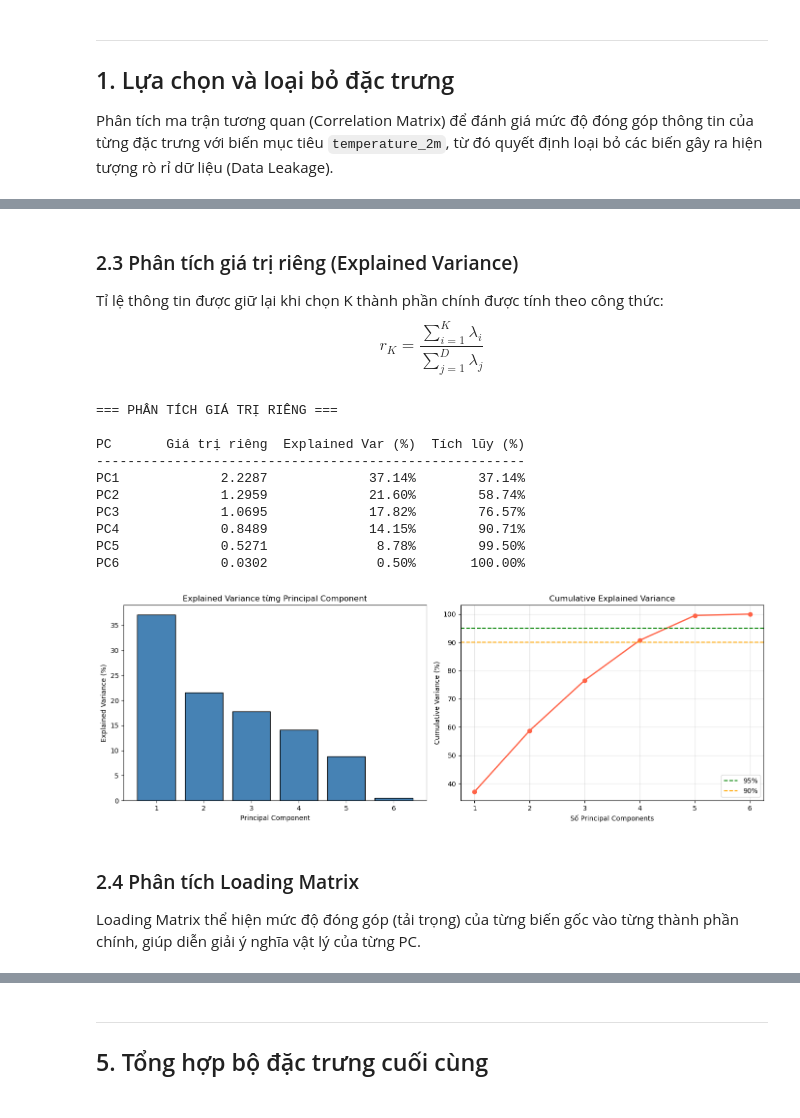
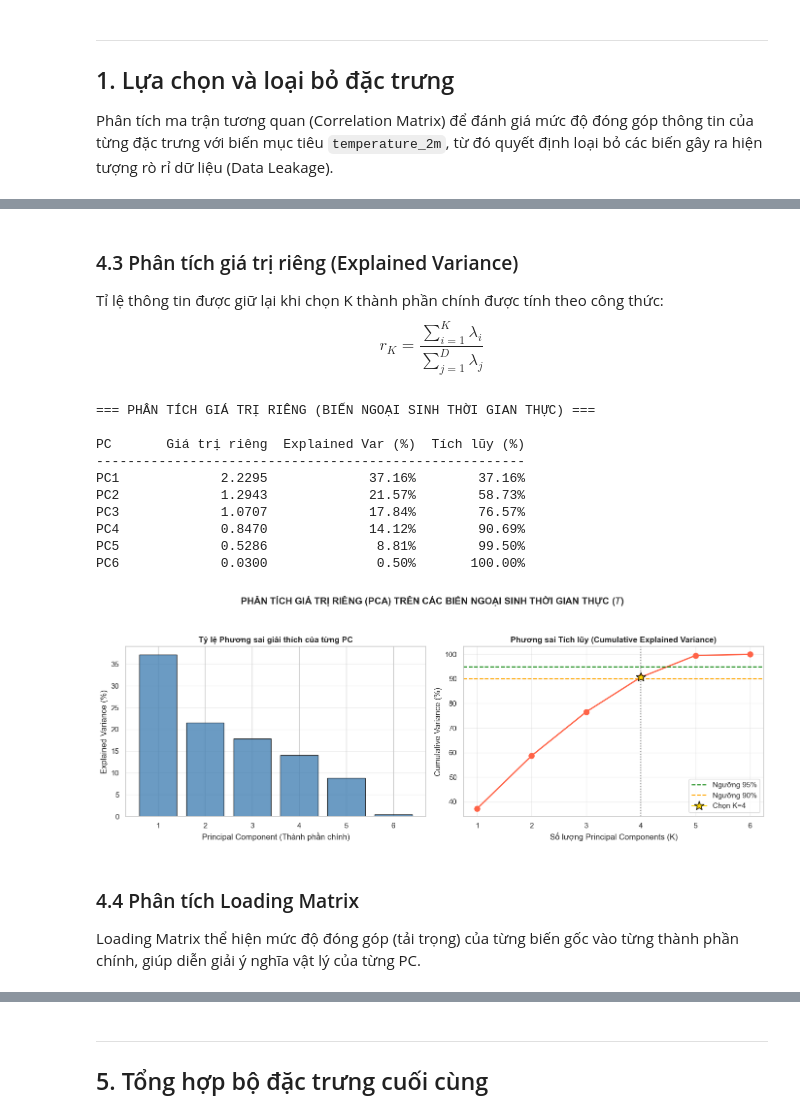
Before and after one commit to meowmeow-uwu/temperature-predictation, a Jupyter notebook: 4_training.ipynb, the cells around one changed output, grey strips where cells are left out. Drawn from its saved outputs; the diff is of its cells as text; code cells hidden in the pictures.

```diff
--- a/4_training.ipynb
+++ b/4_training.ipynb
@@ -191,62 +321,81 @@ vapour_pressure_deficit                    1.000
 # %% [markdown]
-### 2.3 Phân tích giá trị riêng (Explained Variance)
+### 4.3 Phân tích giá trị riêng (Explained Variance)
 
 Tỉ lệ thông tin được giữ lại khi chọn K thành phần chính được tính theo công thức:
 $$r_K = \frac{\sum_{i=1}^{K} \lambda_i}{\sum_{j=1}^{D} \lambda_j}$$
 # %%
-# ==================================================
-# 2.3 Phân tích giá trị riêng (Explained Variance)
-# ==================================================
+import numpy as np
+import matplotlib.pyplot as plt
+from sklearn.decomposition import PCA
+
+# ==============================================================================
+# 3.3 Phân tích giá trị riêng (Explained Variance)
+# Dữ liệu đầu vào: X_train_scaled (Biến Ngoại sinh Thời gian thực tại thời điểm T)
+# ==============================================================================
 pca_full = PCA()
 pca_full.fit(X_train_scaled)
 
 eigenvalues   = pca_full.explained_variance_
 explained_var = pca_full.explained_variance_ratio_
 cumulative_var = np.cumsum(explained_var)
 
-print("=== PHÂN TÍCH GIÁ TRỊ RIÊNG ===")
+print("=== PHÂN TÍCH GIÁ TRỊ RIÊNG (BIẾN NGOẠI SINH THỜI GIAN THỰC) ===")
 print(f"\n{'PC':<6} {'Giá trị riêng':>15} {'Explained Var (%)':>18} {'Tích lũy (%)':>13}")
 print("-" * 55)
 for i, (ev, exp, cum) in enumerate(zip(eigenvalues, explained_var, cumulative_var)):
     print(f"PC{i+1:<4} {ev:>15.4f} {exp*100:>17.2f}% {cum*100:>12.2f}%")
 
-# Vẽ biểu đồ
+# Khởi tạo khung bản vẽ
 fig, axes = plt.subplots(1, 2, figsize=(14, 5))
 
+# Đồ thị 1: Tỷ lệ phương sai giải thích của từng PC cá lẻ
 axes[0].bar(range(1, len(explained_var)+1), explained_var*100,
-            color='steelblue', edgecolor='black')
-axes[0].set_title('Explained Variance từng Principal Component')
-axes[0].set_xlabel('Principal Component')
+            color='steelblue', edgecolor='black', alpha=0.8)
+axes[0].set_title('Tỷ lệ Phương sai giải thích của từng PC', fontweight='bold')
+axes[0].set_xlabel('Principal Component (Thành phần chính)')
 axes[0].set_ylabel('Explained Variance (%)')
 axes[0].set_xticks(range(1, len(explained_var)+1))
+axes[0].grid(axis='y', alpha=0.3)
 
+# Đồ thị 2: Phương sai tích lũy (Scree Plot)
 axes[1].plot(range(1, len(cumulative_var)+1), cumulative_var*100,
-             marker='o', color='tomato', linewidth=2)
-axes[1].axhline(y=95, color='green', linestyle='--', label='95%')
-axes[1].axhline(y=90, color='orange', linestyle='--', label='90%')
-axes[1].set_title('Cumulative Explained Variance')
-axes[1].set_xlabel('Số Principal Components')
+             marker='o', color='tomato', linewidth=2, markersize=8)
+axes[1].axhline(y=95, color='green', linestyle='--', label='Ngưỡng 95%')
+axes[1].axhline(y=90, color='orange', linestyle='--', label='Ngưỡng 90%')
+
+# Tự động định vị điểm cắt K tối ưu vượt ngưỡng 90% phương sai thông tin
+target_threshold = 0.90
+target_pc = np.argmax(cumulative_var >= target_threshold) + 1
+axes[1].axvline(x=target_pc, color='gray', linestyle=':', linewidth=1.5)
+# Đánh dấu điểm K bằng ngôi sao vàng nổi bật
+axes[1].plot(target_pc, cumulative_var[target_pc-1]*100,
+             marker='*', color='gold', markersize=15, markeredgecolor='black', label=f'Chọn K={target_pc}')
+
+axes[1].set_title('Phương sai Tích lũy (Cumulative Explained Variance)', fontweight='bold')
+axes[1].set_xlabel('Số lượng Principal Components (K)')
 axes[1].set_ylabel('Cumulative Variance (%)')
 axes[1].set_xticks(range(1, len(cumulative_var)+1))
-axes[1].legend()
+axes[1].legend(loc='lower right')
 axes[1].grid(True, alpha=0.3)
 
+plt.suptitle('PHÂN TÍCH GIÁ TRỊ RIÊNG (PCA) TRÊN CÁC BIẾN NGOẠI SINH THỜI GIAN THỰC ($T$)',
+             fontsize=14, fontweight='bold', y=1.05)
 plt.tight_layout()
 plt.show()
 # %% [output]
-=== PHÂN TÍCH GIÁ TRỊ RIÊNG ===
+=== PHÂN TÍCH GIÁ TRỊ RIÊNG (BIẾN NGOẠI SINH THỜI GIAN THỰC) ===
 
 PC       Giá trị riêng  Explained Var (%)  Tích lũy (%)
 -------------------------------------------------------
-PC1             2.2287             37.14%        37.14%
-PC2             1.2959             21.60%        58.74%
-PC3             1.0695             17.82%        76.57%
-PC4             0.8489             14.15%        90.71%
-PC5             0.5271              8.78%        99.50%
-PC6             0.0302              0.50%       100.00%
+PC1             2.2295             37.16%        37.16%
+PC2             1.2943             21.57%        58.73%
+PC3             1.0707             17.84%        76.57%
+PC4             0.8470             14.12%        90.69%
+PC5             0.5286              8.81%        99.50%
+PC6             0.0300              0.50%       100.00%
-[figure, old version]
+[figure, new version]
 # %% [markdown]
-### 2.4 Phân tích Loading Matrix
+### 4.4 Phân tích Loading Matrix
 
 Loading Matrix thể hiện mức độ đóng góp (tải trọng) của từng biến gốc vào từng thành phần chính, giúp diễn giải ý nghĩa vật lý của từng PC.
 # %%
```
Also changed, not shown: parts of 30 cells of this notebook, 29 other files.
